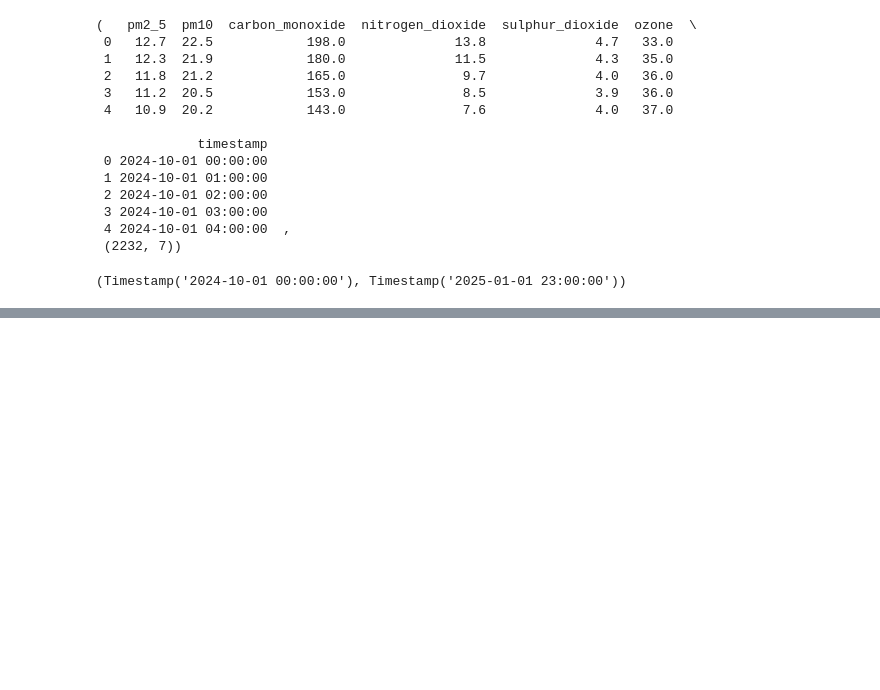
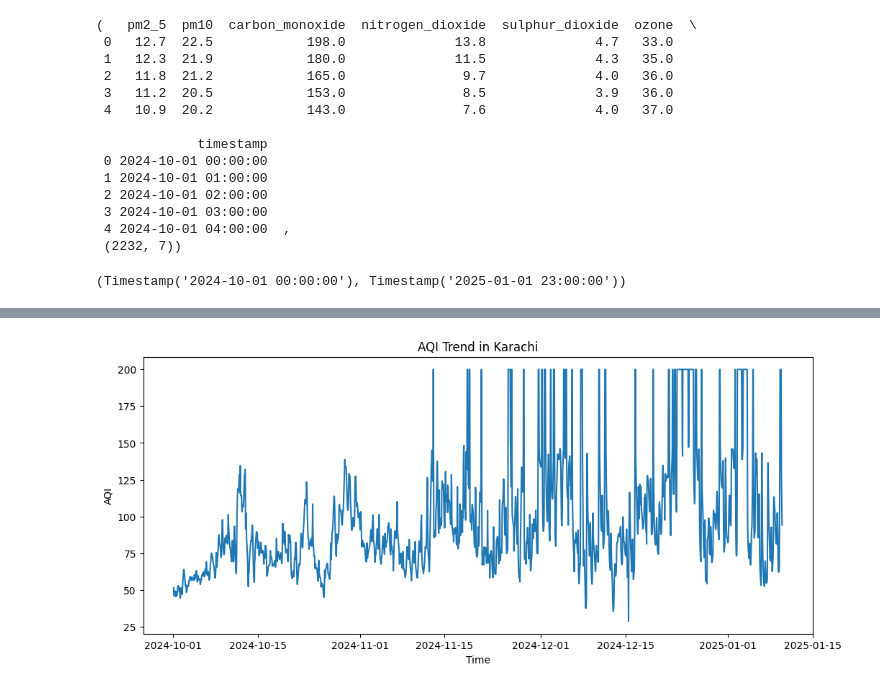
Before and after one commit to zeemen2724/AQI_Predictor, a Jupyter notebook: src/notebooks/eda.ipynb, the cells around one changed output, grey strips where cells are left out. Saved outputs shown, nothing was run; the diff lists cells and outputs as text; code cells hidden in the pictures; blank space fills up the shorter version.

```diff
--- a/src/notebooks/eda.ipynb
+++ b/src/notebooks/eda.ipynb
@@ -66,0 +98,22 @@ df["timestamp"].min(), df["timestamp"].max()
+# %%
+import hopsworks
+import os
+import pandas as pd
+from dotenv import load_dotenv
+
+load_dotenv()
+
+project = hopsworks.login(
+    api_key_value=os.getenv("HOPSWORKS_API_KEY"),
+    project=os.getenv("HOPSWORKS_PROJECT")
+)
+
+fs = project.get_feature_store()
+
+fg = fs.get_feature_group(
+    name="karachi_air_quality",
+    version=2
+)
+
+df = fg.read()
+df.head()
@@ -66,0 +154,13 @@ df["timestamp"].min(), df["timestamp"].max()
+# %%
+import matplotlib.pyplot as plt
+
+df.sort_values("timestamp", inplace=True)
+
+plt.figure(figsize=(12,5))
+plt.plot(df["timestamp"], df["aqi"])
+plt.title("AQI Trend in Karachi")
+plt.xlabel("Time")
+plt.ylabel("AQI")
+plt.show()
+# %% [output]
+[figure, added]
```
Also changed, not shown: parts of 10 cells of this notebook, 6 other files.
